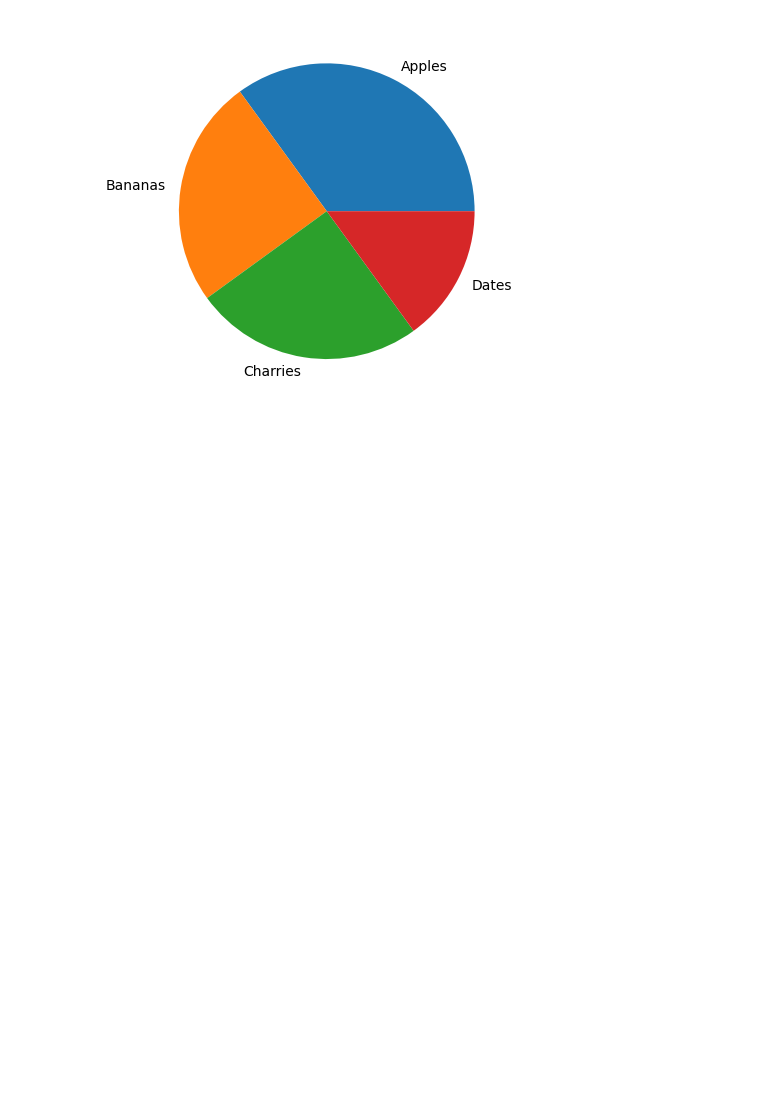
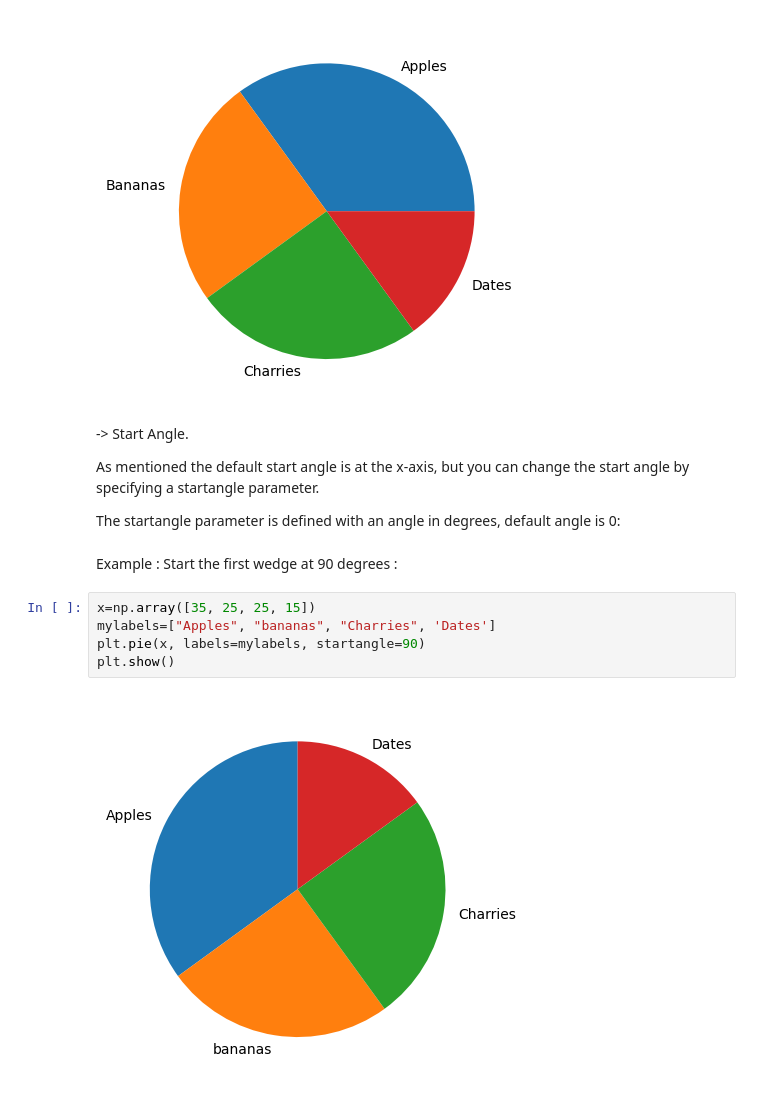
Before and after one commit to Rizwansaifi571/Matplotlib_Tutorial, a Jupyter notebook: Pie_Chart.ipynb, the cells around one changed output. Cells and saved outputs as stored; diff of their text form; blank space fills up the shorter version.

```diff
--- a/Pie_Chart.ipynb
+++ b/Pie_Chart.ipynb
@@ -39,3 +39,18 @@ plt.pie(x, labels=mylabels)
 plt.show()
 # %% [output]
 [figure]
+# %% [markdown]
+-> Start Angle.
+
+As mentioned the default start angle is at the x-axis, but you can change the start angle by specifying a startangle parameter.
+
+The startangle parameter is defined with an angle in degrees, default angle is 0:
+# %% [markdown]
+Example : Start the first wedge at 90 degrees :
+# %%
+x=np.array([35, 25, 25, 15])
+mylabels=["Apples", "bananas", "Charries", 'Dates']
+plt.pie(x, labels=mylabels, startangle=90)
+plt.show()
+# %% [output]
+[figure, added]
```
